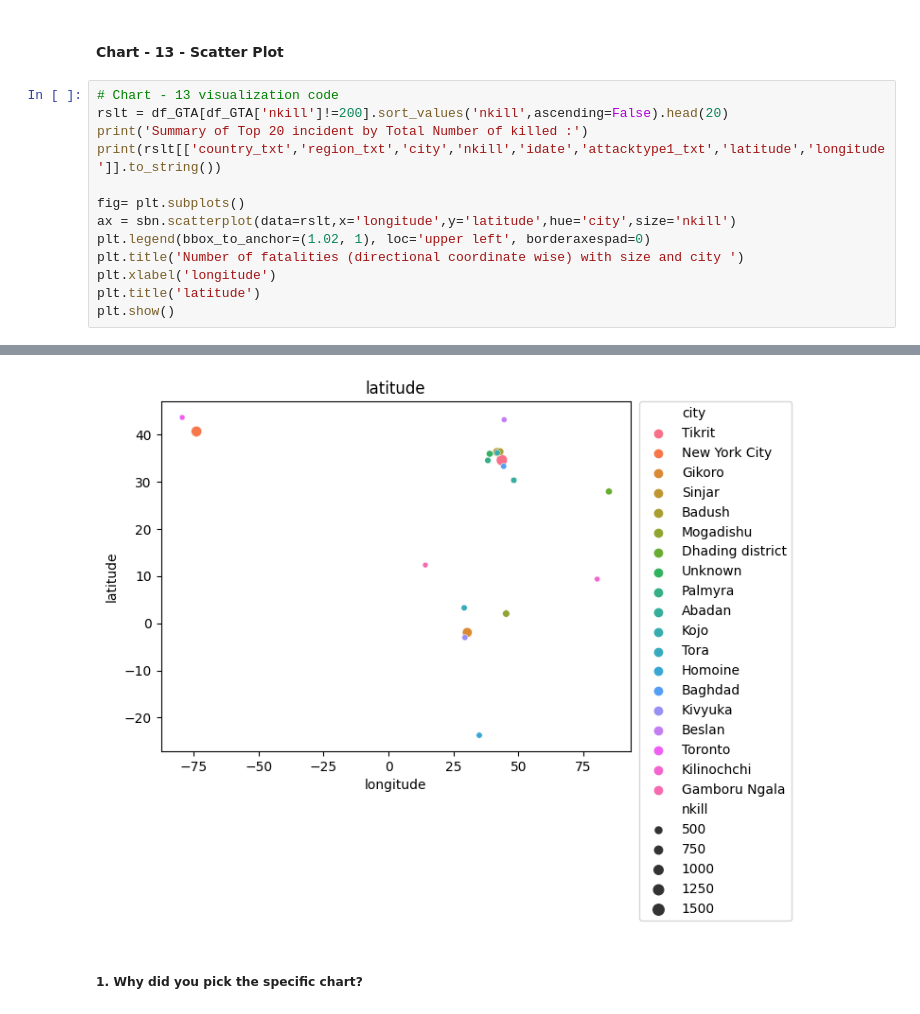
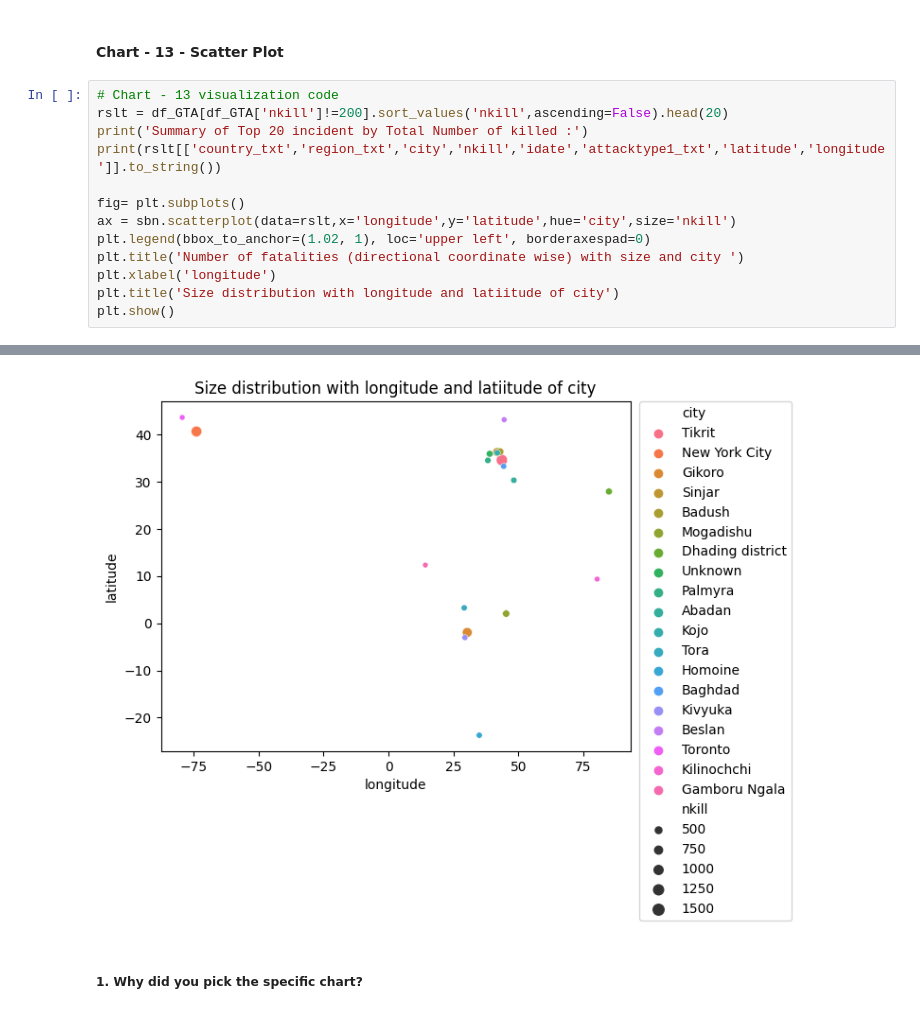
Before and after one commit to vishalrvs/GTDproject, a Jupyter notebook: Global_Terrorism_Analysis_EDA_Submission_by_Vishal_Shrivastav.ipynb, the cells around one changed output, grey strips where cells are left out. Saved outputs shown, nothing was run; the diff lists cells and outputs as text.

```diff
--- a/Global_Terrorism_Analysis_EDA_Submission_by_Vishal_Shrivastav.ipynb
+++ b/Global_Terrorism_Analysis_EDA_Submission_by_Vishal_Shrivastav.ipynb
@@ -1285,35 +1288,35 @@ Yes . Insights having negetive growth because it is not good for the country rep
 # %%
 # Chart - 13 visualization code
 rslt = df_GTA[df_GTA['nkill']!=200].sort_values('nkill',ascending=False).head(20)
 print('Summary of Top 20 incident by Total Number of killed :')
 print(rslt[['country_txt','region_txt','city','nkill','idate','attacktype1_txt','latitude','longitude']].to_string())
 
 fig= plt.subplots()
 ax = sbn.scatterplot(data=rslt,x='longitude',y='latitude',hue='city',size='nkill')
 plt.legend(bbox_to_anchor=(1.02, 1), loc='upper left', borderaxespad=0)
 plt.title('Number of fatalities (directional coordinate wise) with size and city ')
 plt.xlabel('longitude')
-plt.title('latitude')
+plt.title('Size distribution with longitude and latiitude of city')
 plt.show()
 # %% [output]
 Summary of Top 20 incident by Total Number of killed :
                              country_txt                  region_txt              city  nkill      idate                      attacktype1_txt   latitude  longitude
 133518                              Iraq  Middle East & North Africa            Tikrit   1570 2014-06-12          Hostage Taking (Kidnapping)  34.621521  43.668377
 73126                      United States               North America     New York City   1384 2001-09-11                            Hijacking  40.697132 -73.931351
 73127                      United States               North America     New York City   1383 2001-09-11                            Hijacking  40.697132 -73.931351
 55934                             Rwanda          Sub-Saharan Africa            Gikoro   1180 1994-04-13                        Armed Assault  -1.932787  30.332456
 136283                              Iraq  Middle East & North Africa            Sinjar    953 2014-08-03          Hostage Taking (Kidnapping)  36.319386  41.861473
 133225                              Iraq  Middle East & North Africa            Badush    670 2014-06-10                        Armed Assault  36.407394  42.964626
 179671                           Somalia          Sub-Saharan Africa         Mogadishu    588 2017-10-14                    Bombing/Explosion   2.059819  45.326115
 76347                              Nepal                  South Asia  Dhading district    518 2004-03-21                        Armed Assault  27.959441  84.895897
 136746                             Syria  Middle East & North Africa           Unknown    517 2014-08-19          Hostage Taking (Kidnapping)  35.959198  38.998018
 170198                             Syria  Middle East & North Africa           Palmyra    433 2016-12-10          Hostage Taking (Kidnapping)  34.558525  38.293671
 ... (6 lines left out)
 76953                             Russia              Eastern Europe            Beslan    344 2004-09-01  Hostage Taking (Barricade Incident)  43.191626  44.541763
 25532                             Canada               North America           Toronto    329 1985-06-23                    Bombing/Explosion  43.666667 -79.416667
 67589                          Sri Lanka                  South Asia       Kilinochchi    320 1998-02-01                              Unknown   9.380289  80.377000
 131346                           Nigeria          Sub-Saharan Africa     Gamboru Ngala    315 2014-05-05                        Armed Assault  12.359468  14.210929
-[figure, old version]
+[figure, new version]
 # %% [markdown]
 ##### 1. Why did you pick the specific chart?
 # %% [markdown]
```
Also changed, not shown: parts of 30 cells of this notebook.
